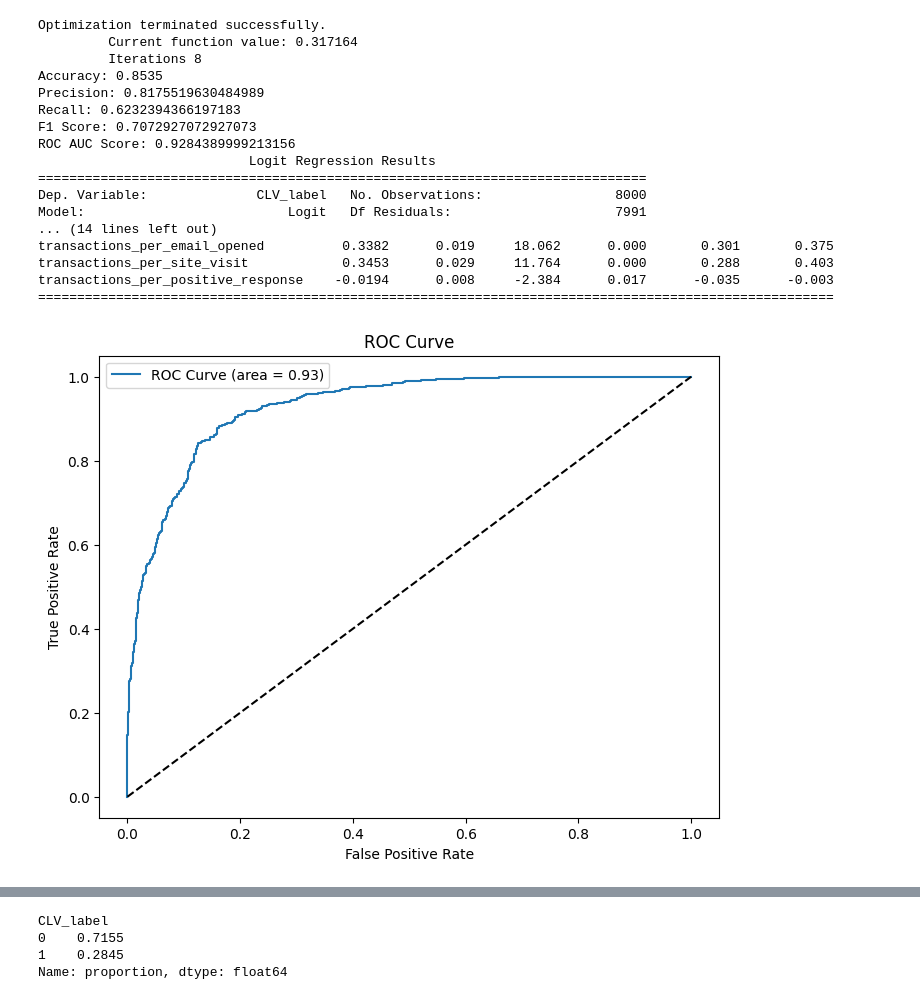
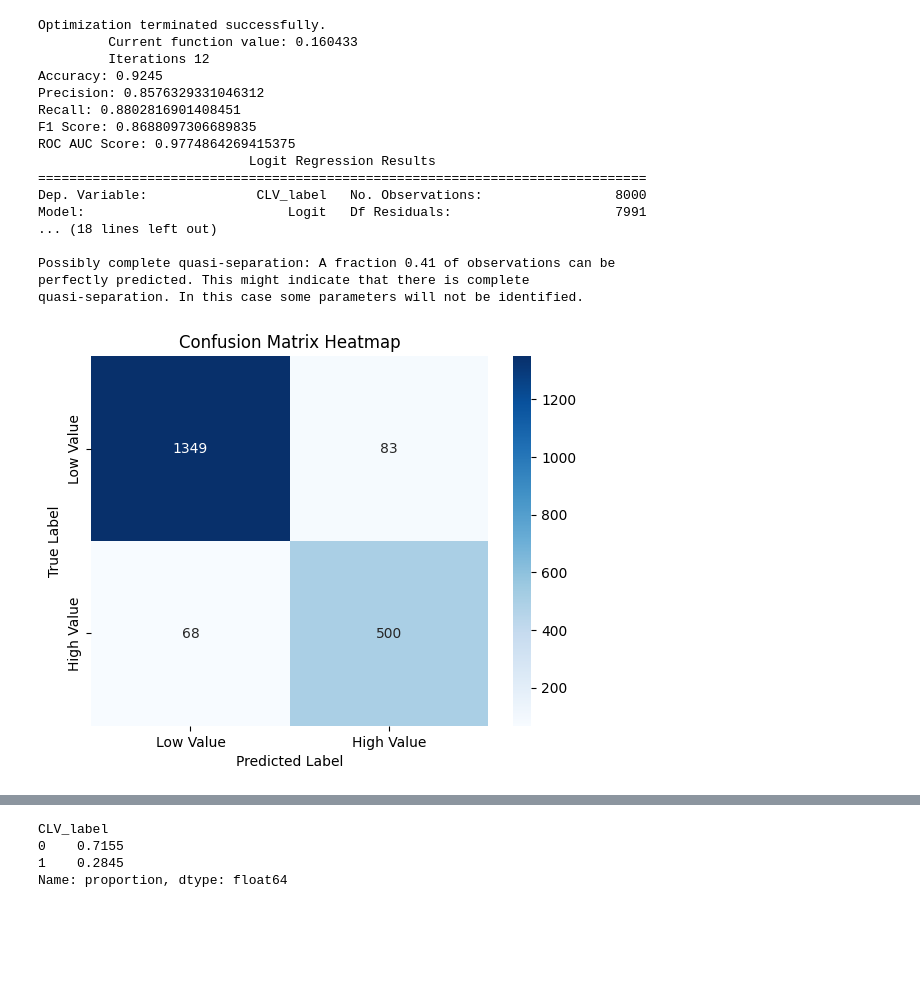
Before and after one commit to neilaxu/schulich_data_science, a Jupyter notebook: MBAN 6750 HW/Assignment 2 - v2_threshold=0.5.ipynb, the cells around one changed output, grey strips where cells are left out. Drawn from its saved outputs; the diff is of its cells as text; code cells hidden in the pictures; blank space fills up the shorter version.

```diff
--- a/MBAN 6750 HW/Assignment 2 - v2_threshold=0.5.ipynb
+++ b/MBAN 6750 HW/Assignment 2 - v2_threshold=0.5.ipynb
@@ -75,21 +75,18 @@ merged_df = merged_df.merge(positive_responses_count, on='customer_id', how='lef
 merged_df['positive_responses'].fillna(0, inplace=True)
 
 # Feature Engineering for Engagements
-# Replace 0 with 1 to avoid division by zero
-merged_df['number_of_clicks'].replace(0, 1, inplace=True)
-merged_df['number_of_emails_opened'].replace(0, 1, inplace=True)
-merged_df['number_of_site_visits'].replace(0, 1, inplace=True)
-merged_df['positive_responses'].replace(0, 1, inplace=True)
+# Replace 0 with 1 to avoid division by zero in frequency
+merged_df['frequency'].replace(0, 1, inplace=True)
 
-# Calculate transactions per click, email opened, site visit, and positive response
-merged_df['transactions_per_click'] = merged_df['frequency'] / merged_df['number_of_clicks']
-merged_df['transactions_per_email_opened'] = merged_df['frequency'] / merged_df['number_of_emails_opened']
-merged_df['transactions_per_site_visit'] = merged_df['frequency'] / merged_df['number_of_site_visits']
-merged_df['transactions_per_positive_response'] = merged_df['frequency'] / merged_df['positive_responses']
+# Calculate positive responses per transaction, emails opened per transaction, clicks per transaction, and site visits per transaction
+merged_df['positive_responses_per_transaction'] = merged_df['positive_responses'] / merged_df['frequency']
+merged_df['emails_opened_per_transaction'] = merged_df['number_of_emails_opened'] / merged_df['frequency']
+merged_df['clicks_per_transaction'] = merged_df['number_of_clicks'] / merged_df['frequency']
+merged_df['site_visits_per_transaction'] = merged_df['number_of_site_visits'] / merged_df['frequency']
 
 # Replace any remaining infinite values with NaN and drop rows with NaN in features
 merged_df.replace([np.inf, -np.inf], np.nan, inplace=True)
-merged_df.dropna(subset=['transactions_per_click', 'transactions_per_email_opened', 'transactions_per_site_visit', 'transactions_per_positive_response'], inplace=True)
+merged_df.dropna(subset=['positive_responses_per_transaction', 'emails_opened_per_transaction', 'clicks_per_transaction', 'site_visits_per_transaction'], inplace=True)
 
 # Sort customers by CLV and calculate cumulative CLV
 merged_df = merged_df.sort_values(by='clv', ascending=False)
@@ -103,8 +100,9 @@ merged_df['CLV_label'] = np.where(merged_df['cumulative_clv'] <= 0.8 * total_clv
 merged_df['CLV_label'] = np.where(merged_df['CLV_label'] == 'High Value', 1, 0)
 
 # Select features and target variable for logistic regression
-features = ['age', 'recency', 'frequency', 'transactions_per_click',
-            'transactions_per_email_opened', 'transactions_per_site_visit', 'transactions_per_positive_response', 'gender']
+features = ['age', 'recency', 'frequency',
+            'positive_responses_per_transaction', 'emails_opened_per_transaction',
+            'clicks_per_transaction', 'site_visits_per_transaction', 'gender']
 X = merged_df[features]
 y = merged_df['CLV_label']
 
@@ -128,7 +126,7 @@ X_train, X_test, y_train, y_test = train_test_split(X, y, test_size=0.2, random_
 # Train a Logistic Regression model using statsmodels' logit
 train_data = X_train.copy()
 train_data['CLV_label'] = y_train
-formula = 'CLV_label ~ age + recency + frequency + transactions_per_click + transactions_per_email_opened + transactions_per_site_visit + transactions_per_positive_response + gender_Male'
+formula = 'CLV_label ~ age + recency + frequency + positive_responses_per_transaction + emails_opened_per_transaction + clicks_per_transaction + site_visits_per_transaction + gender_Male'
 model = logit(formula=formula, data=train_data).fit()
 
 # Make predictions on the test set using sklearn's LogisticRegression
@@ -155,6 +153,14 @@ print(f"ROC AUC Score: {roc_auc}")
 
 # Display the model summary
 print(model.summary())
+
+# Plot confusion matrix
+cm = confusion_matrix(y_test, y_pred)
+sns.heatmap(cm, annot=True, fmt='d', cmap='Blues', xticklabels=['Low Value', 'High Value'], yticklabels=['Low Value', 'High Value'])
+plt.xlabel('Predicted Label')
+plt.ylabel('True Label')
+plt.title('Confusion Matrix Heatmap')
+plt.show()
 
 # Extract feature importance and p-values
 feature_importance = pd.DataFrame({
@@ -215,18 +221,18 @@ For example, when doing 'df[col].method(value, inplace=True)', try using 'df.met
 Optimization terminated successfully.
-         Current function value: 0.317164
-         Iterations 8
-Accuracy: 0.8535
-Precision: 0.8175519630484989
-Recall: 0.6232394366197183
-F1 Score: 0.7072927072927073
-ROC AUC Score: 0.9284389999213156
+         Current function value: 0.160433
+         Iterations 12
+Accuracy: 0.9245
+Precision: 0.8576329331046312
+Recall: 0.8802816901408451
+F1 Score: 0.8688097306689835
+ROC AUC Score: 0.9774864269415375
                            Logit Regression Results
 ==============================================================================
 Dep. Variable:              CLV_label   No. Observations:                 8000
 Model:                          Logit   Df Residuals:                     7991
-... (14 lines left out)
-transactions_per_email_opened          0.3382      0.019     18.062      0.000       0.301       0.375
-transactions_per_site_visit            0.3453      0.029     11.764      0.000       0.288       0.403
-transactions_per_positive_response    -0.0194      0.008     -2.384      0.017      -0.035      -0.003
-======================================================================================================
+... (18 lines left out)
+
+Possibly complete quasi-separation: A fraction 0.41 of observations can be
+perfectly predicted. This might indicate that there is complete
+quasi-separation. In this case some parameters will not be identified.
-[figure, old version]
+[figure, new version]
```
Also changed, not shown: parts of 3 cells of this notebook, 2 other files.
